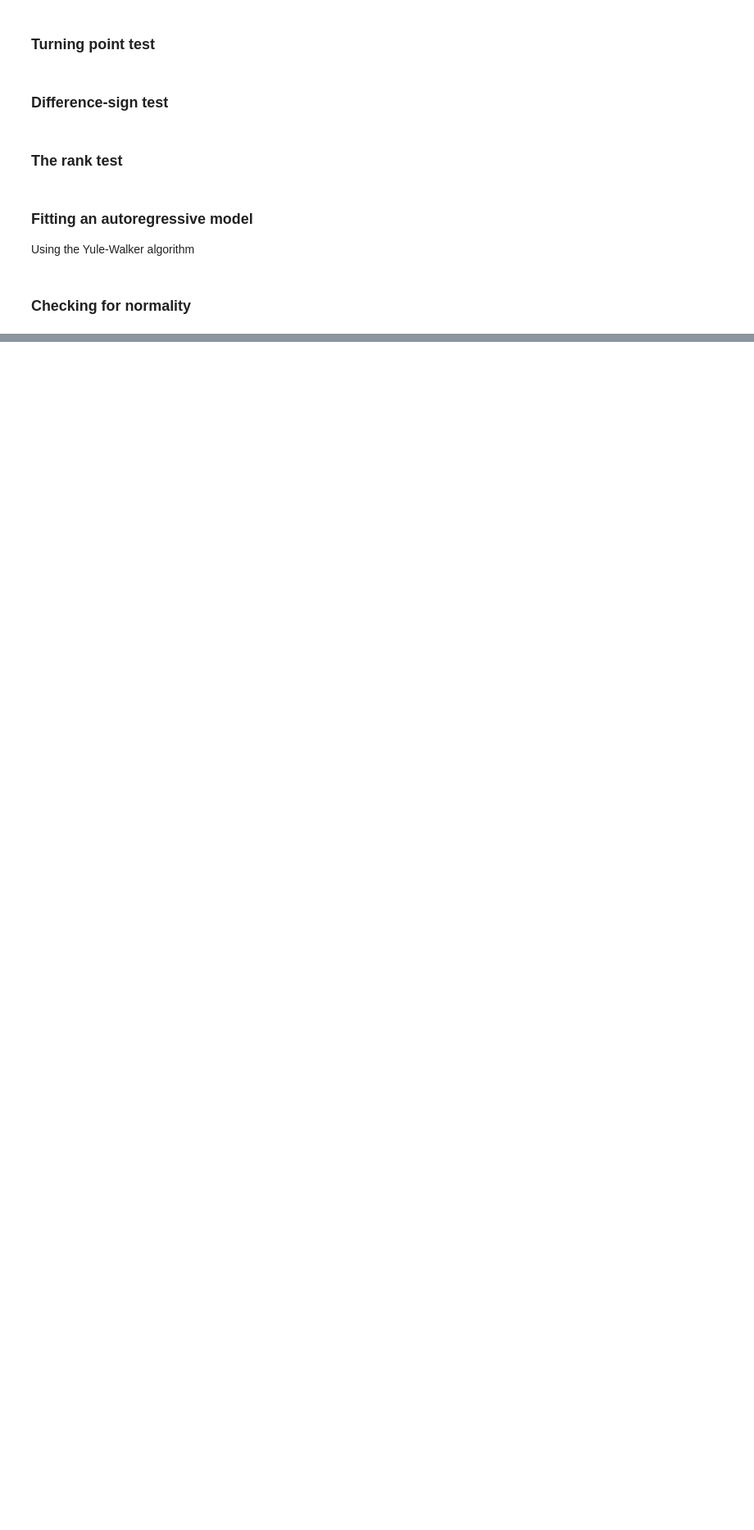
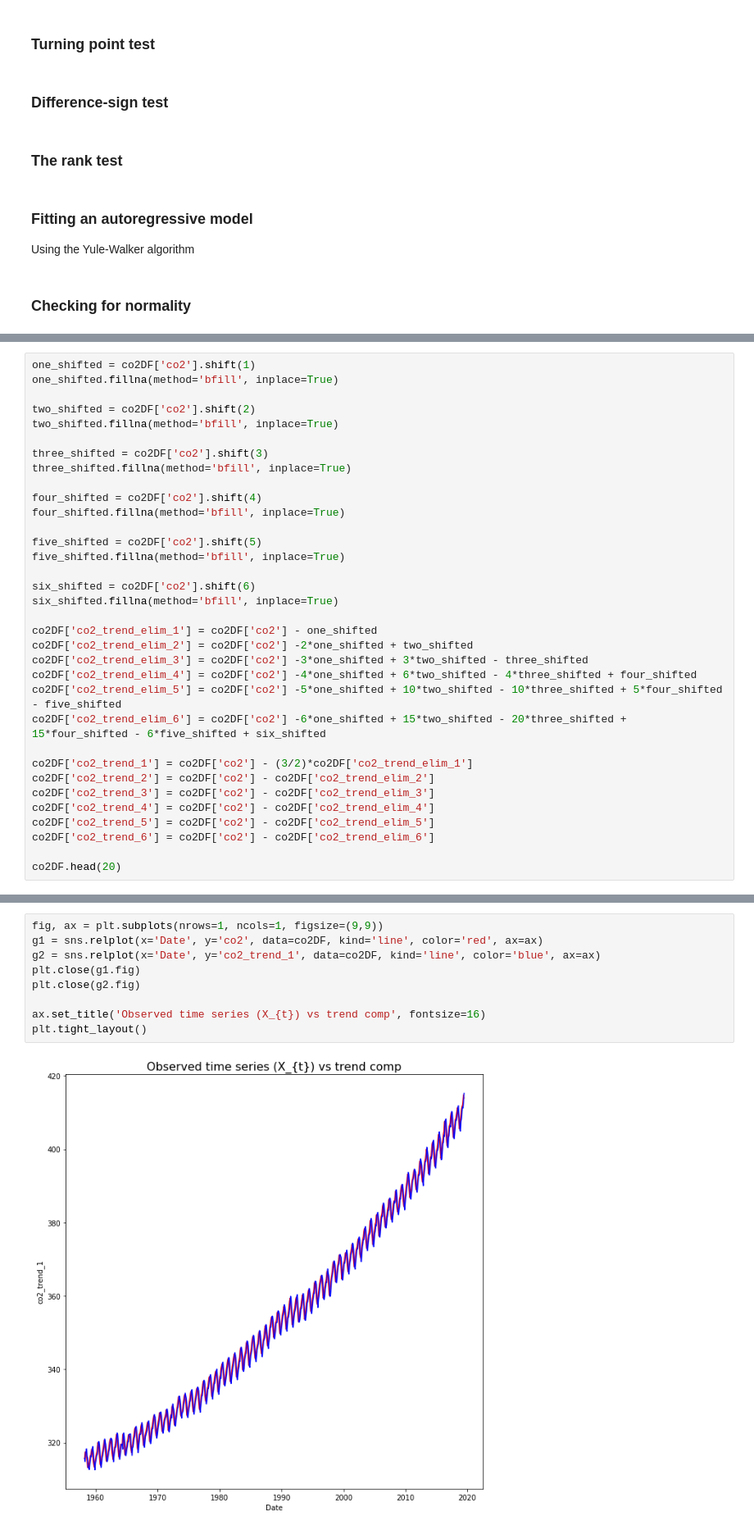
Before and after one commit to yohannjs/tidsrekker, a Jupyter notebook: yohann_exploration.ipynb, the cells around one changed output, grey strips where cells are left out. Shown at 82% size. Saved outputs shown, nothing was run; the diff lists cells and outputs as text; blank space fills up the shorter version.

```diff
--- a/yohann_exploration.ipynb
+++ b/yohann_exploration.ipynb
@@ -286,0 +342,34 @@ Using the Yule-Walker algorithm
+# %%
+one_shifted = co2DF['co2'].shift(1)
+one_shifted.fillna(method='bfill', inplace=True)
+
+two_shifted = co2DF['co2'].shift(2)
+two_shifted.fillna(method='bfill', inplace=True)
+
+three_shifted = co2DF['co2'].shift(3)
+three_shifted.fillna(method='bfill', inplace=True)
+
+four_shifted = co2DF['co2'].shift(4)
+four_shifted.fillna(method='bfill', inplace=True)
+
+five_shifted = co2DF['co2'].shift(5)
+five_shifted.fillna(method='bfill', inplace=True)
+
+six_shifted = co2DF['co2'].shift(6)
+six_shifted.fillna(method='bfill', inplace=True)
+
+co2DF['co2_trend_elim_1'] = co2DF['co2'] - one_shifted
+co2DF['co2_trend_elim_2'] = co2DF['co2'] -2*one_shifted + two_shifted
+co2DF['co2_trend_elim_3'] = co2DF['co2'] -3*one_shifted + 3*two_shifted - three_shifted
+co2DF['co2_trend_elim_4'] = co2DF['co2'] -4*one_shifted + 6*two_shifted - 4*three_shifted + four_shifted
+co2DF['co2_trend_elim_5'] = co2DF['co2'] -5*one_shifted + 10*two_shifted - 10*three_shifted + 5*four_shifted - five_shifted
+co2DF['co2_trend_elim_6'] = co2DF['co2'] -6*one_shifted + 15*two_shifted - 20*three_shifted + 15*four_shifted - 6*five_shifted + six_shifted
+
+co2DF['co2_trend_1'] = co2DF['co2'] - (3/2)*co2DF['co2_trend_elim_1']
+co2DF['co2_trend_2'] = co2DF['co2'] - co2DF['co2_trend_elim_2']
+co2DF['co2_trend_3'] = co2DF['co2'] - co2DF['co2_trend_elim_3']
+co2DF['co2_trend_4'] = co2DF['co2'] - co2DF['co2_trend_elim_4']
+co2DF['co2_trend_5'] = co2DF['co2'] - co2DF['co2_trend_elim_5']
+co2DF['co2_trend_6'] = co2DF['co2'] - co2DF['co2_trend_elim_6']
+
+co2DF.head(20)
@@ -286,0 +424,11 @@ Using the Yule-Walker algorithm
+# %%
+fig, ax = plt.subplots(nrows=1, ncols=1, figsize=(9,9))
+g1 = sns.relplot(x='Date', y='co2', data=co2DF, kind='line', color='red', ax=ax)
+g2 = sns.relplot(x='Date', y='co2_trend_1', data=co2DF, kind='line', color='blue', ax=ax)
+plt.close(g1.fig)
+plt.close(g2.fig)
+
+ax.set_title('Observed time series (X_{t}) vs trend comp', fontsize=16)
+plt.tight_layout()
+# %% [output]
+[figure, added]
```
Also changed, not shown: parts of 6 cells of this notebook.
